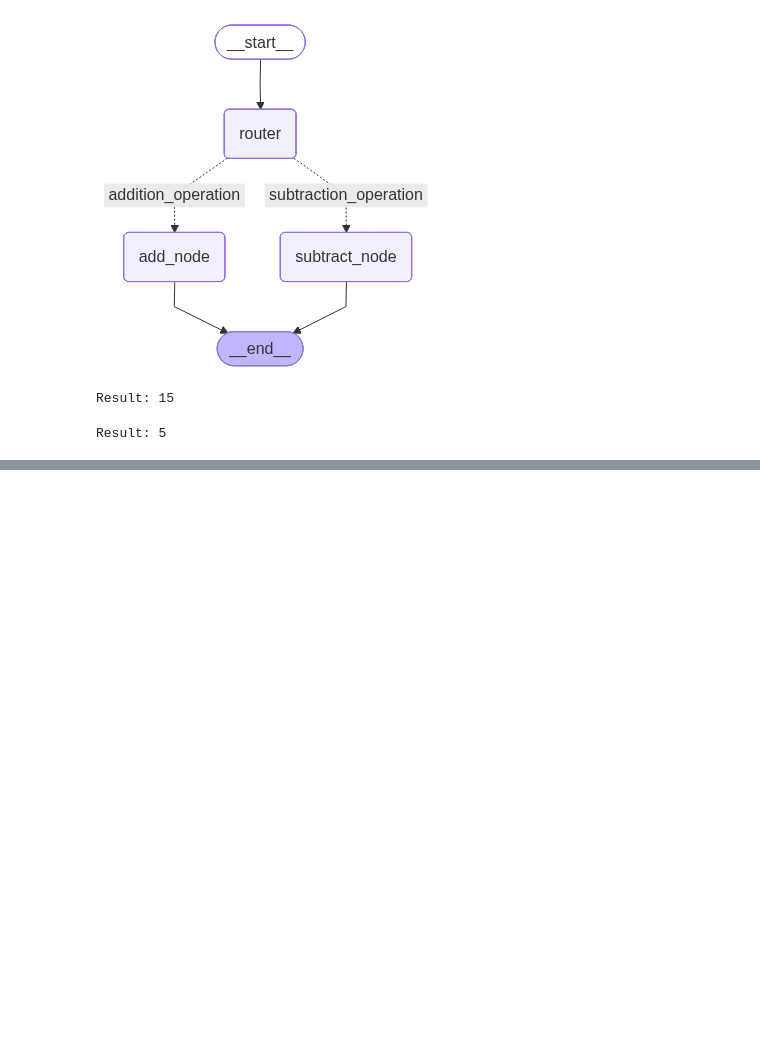
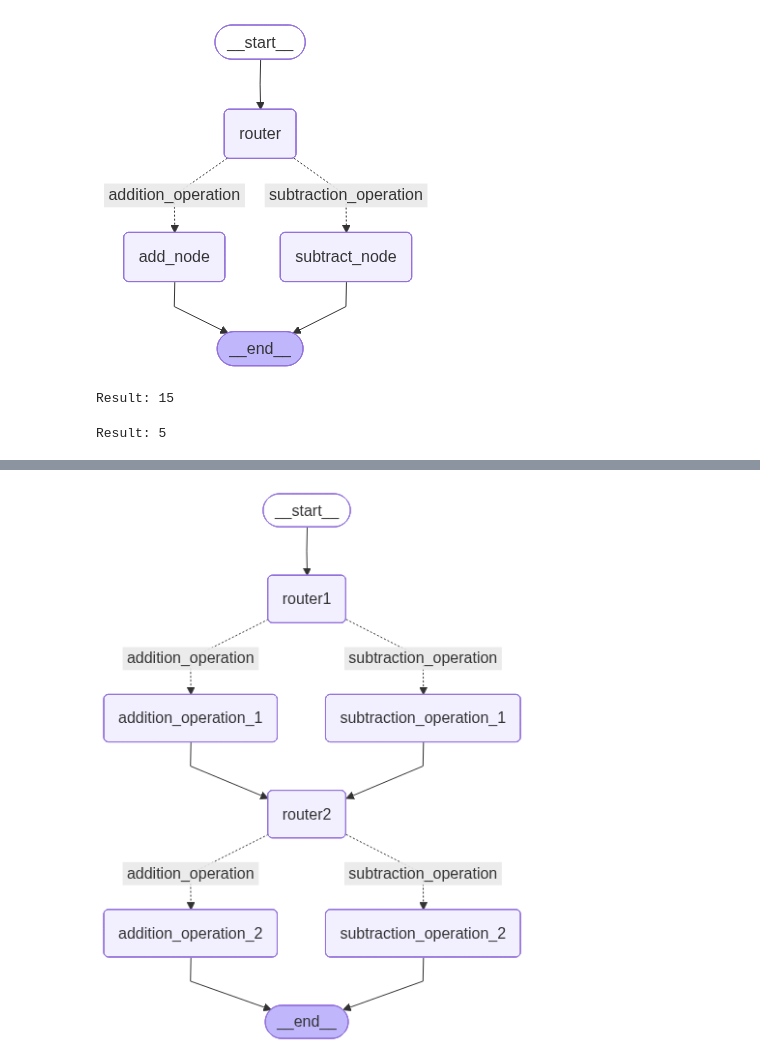
Before and after one commit to ashikeelahi3/LangGraph-Basic, a Jupyter notebook: simple_graphs/04_Conditional_Graph.ipynb, the cells around one changed output, grey strips where cells are left out. Cells and saved outputs as stored; diff of their text form; code cells hidden in the pictures; blank space fills up the shorter version.

Commit message:
finish graph 4

```diff
--- a/simple_graphs/04_Conditional_Graph.ipynb
+++ b/simple_graphs/04_Conditional_Graph.ipynb
@@ -68,0 +122,45 @@ Result: 5
+# %%
+graph = StateGraph(AgentState)
+
+graph.add_node("addition_operation_1", add_numbers_1)  # Node for first addition
+graph.add_node("addition_operation_2", add_numbers_2)  # Node for second
+
+graph.add_node("subtraction_operation_1", subtract_numbers_1)  # Node for first subtraction
+graph.add_node("subtraction_operation_2", subtract_numbers_2)  # Node for
+
+graph.add_node("router1", lambda state: state)  # Router for first operation
+graph.add_node("router2", lambda state: state)  # Router for second operation
+
+graph.add_edge(START, "router1")  # Start node decides the first operation
+graph.add_conditional_edges(
+  "router1",
+  decide_next_node_1,
+  {
+    # Edge: Node
+    "addition_operation": "addition_operation_1",
+    "subtraction_operation": "subtraction_operation_1"
+  }
+)  # Route to addition node if operation is "+"
+
+graph.add_edge("addition_operation_1", "router2")  # After first addition, decide second operation
+graph.add_edge("subtraction_operation_1", "router2")  # After first subtraction
+
+graph.add_conditional_edges(
+  "router2",
+  decide_next_node_2,
+  {
+    # Edge: Node
+    "addition_operation": "addition_operation_2",
+    "subtraction_operation": "subtraction_operation_2"
+  }
+)
+
+graph.add_edge("addition_operation_2", END)  # End after second addition
+graph.add_edge("subtraction_operation_2", END)  # End after second subtraction
+
+app = graph.compile()
+# %%
+from IPython.display import display, Image # type: ignore
+display(Image(app.get_graph().draw_mermaid_png()))  # Visualize the graph structure
+# %% [output]
+[figure, added]
```
Also changed, not shown: parts of 4 cells of this notebook, 3 other files.
